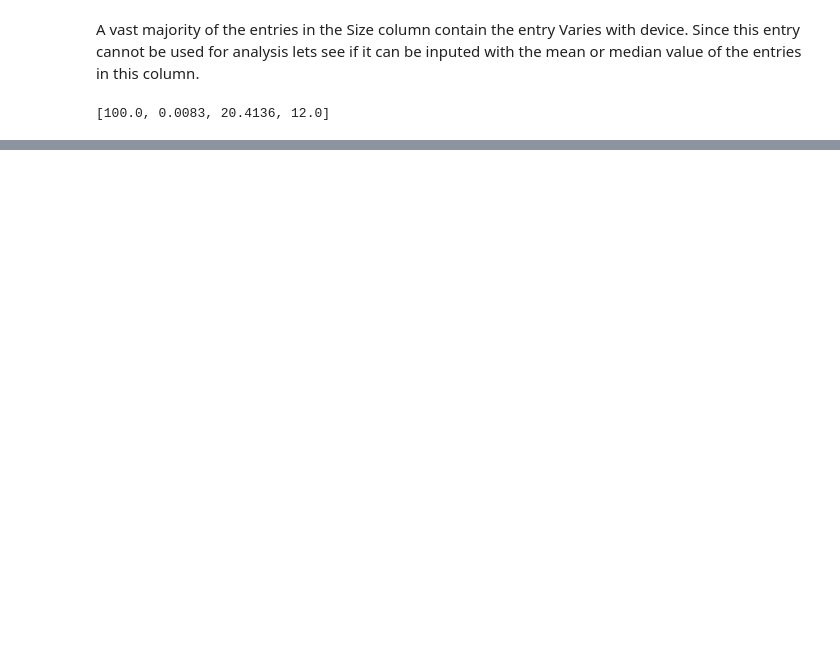
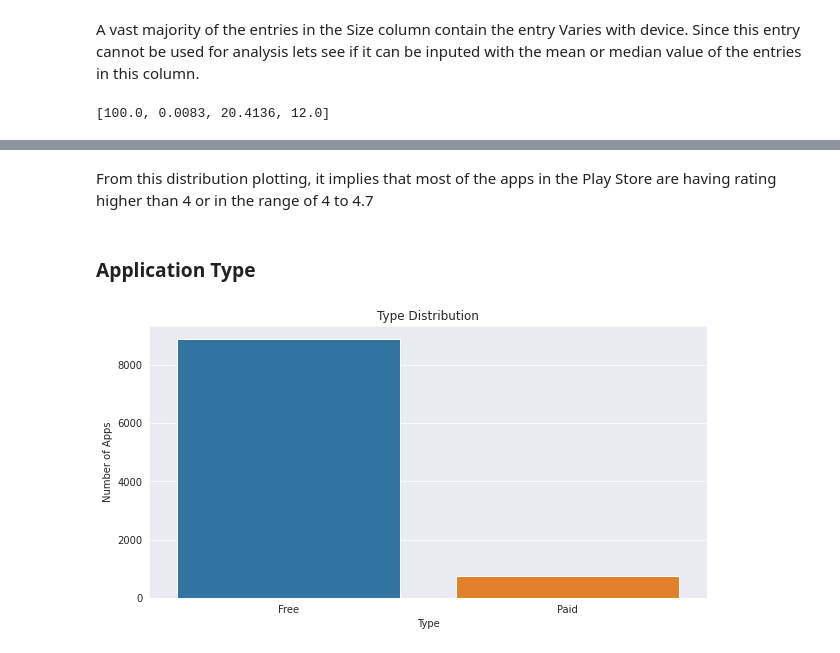
Before and after one commit to sumaiyasiddiqa/Play-store-app-review-analysis, a Jupyter notebook: Play_Store_App_Review_Analysis_(Sumaiya_Siddiqa).ipynb, the cells around one changed output, grey strips where cells are left out. Saved outputs shown, nothing was run; the diff lists cells and outputs as text; code cells hidden in the pictures; blank space fills up the shorter version.

```diff
--- a/Play_Store_App_Review_Analysis_(Sumaiya_Siddiqa).ipynb
+++ b/Play_Store_App_Review_Analysis_(Sumaiya_Siddiqa).ipynb
@@ -615,0 +764,13 @@ median_size = ps_df[ps_df['Size'] != 'Varies with device']['Size'].median()
+# %% [markdown]
+From this distribution plotting, it implies that most of the apps in the Play Store are having rating higher than 4 or in the range of 4 to 4.7
+# %% [markdown]
+### **Application Type**
+# %%
+# application type distribution
+plt.figure(figsize=(10, 5))
+sns.countplot(ps_df['Type'])
+plt.title('Type Distribution')
+plt.ylabel('Number of Apps')
+plt.show()
+# %% [output]
+[figure, added]
```
Also changed, not shown: parts of 25 cells of this notebook.
